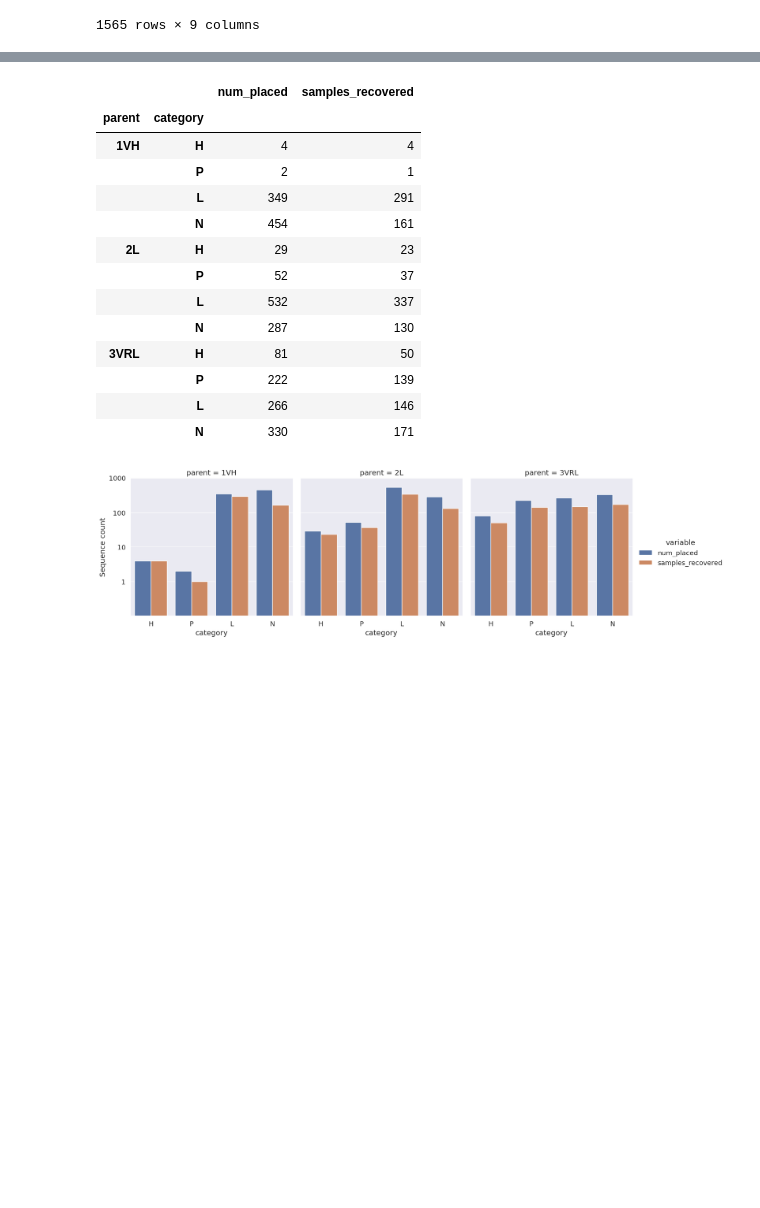
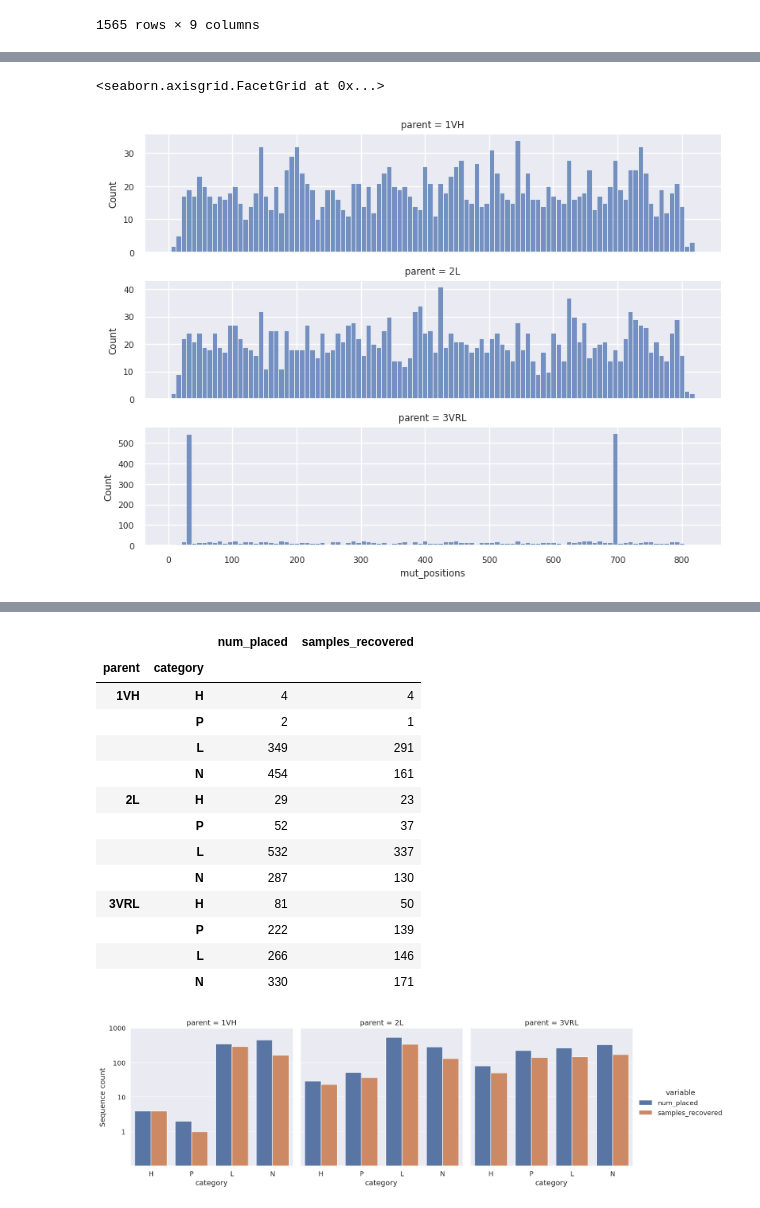
Before and after one commit to RomeroLab/sadx-latent-function, a Jupyter notebook: projects/Biochemical_Ordinal/scripts/nb_preprocess_bam_Oct22.ipynb, the cells around one changed output, grey strips where cells are left out. Drawn from its saved outputs; the diff is of its cells as text; code cells hidden in the pictures; blank space fills up the shorter version.

Commit message:
Adding mutation distribution (number of mutations, location)

```diff
--- a/projects/Biochemical_Ordinal/scripts/nb_preprocess_bam_Oct22.ipynb
+++ b/projects/Biochemical_Ordinal/scripts/nb_preprocess_bam_Oct22.ipynb
@@ -330,0 +352,37 @@ dist_cutoff_seqs
+# %%
+def extract_mutation_positions(s):
+    """Takes a string of mutants  and returns the positions
+        that were mutated. e.g. s=C71T,A565G ret=[71, 565]
+        Special handling "*0*" return None
+    """
+    ret = None
+    if s != "*0*":
+        ret = [int(m[1:-1]) for m in s.split(",")]
+    return ret
+
+ret = extract_mutation_positions("*0*")
+assert(ret is None)
+ret = extract_mutation_positions("C71T,A565G")
+assert(ret == [71, 565])
+# %%
+def make_mut_postions_into_df(row):
+    positions = extract_mutation_positions(row.ss_dna)
+    ret = None
+    if positions is not None:
+        ret = pd.DataFrame(positions)
+        ret.columns=["mut_positions"]
+        ret["parent"] = row.parent
+        ret["category"] = row.category
+        ret["seq_rank"] = row.seq_rank
+    return ret
+
+#mut_positions_df = [make_mut_postions_into_df(row)
+#               in dist_cutoff_seqs.itertuples(index=False)]
+
+all_mut_positions = []
+for row in dist_cutoff_seqs.itertuples(index=False):
+    x = make_mut_postions_into_df(row)
+    all_mut_positions.append(x)
+
+all_mut_positions_df = pd.concat(all_mut_positions)
+all_mut_positions_df.head()
@@ -330,0 +396,7 @@ dist_cutoff_seqs
+# %%
+sns.set(font_scale=0.7)
+sns.displot(data=all_mut_positions_df, x="mut_positions", row="parent",
+            height=2, aspect=4, facet_kws=dict(sharey=False), binwidth=8)
+# %% [output]
+<seaborn.axisgrid.FacetGrid at 0x...>
+[figure, added]
```
Also changed, not shown: parts of 4 cells of this notebook.
